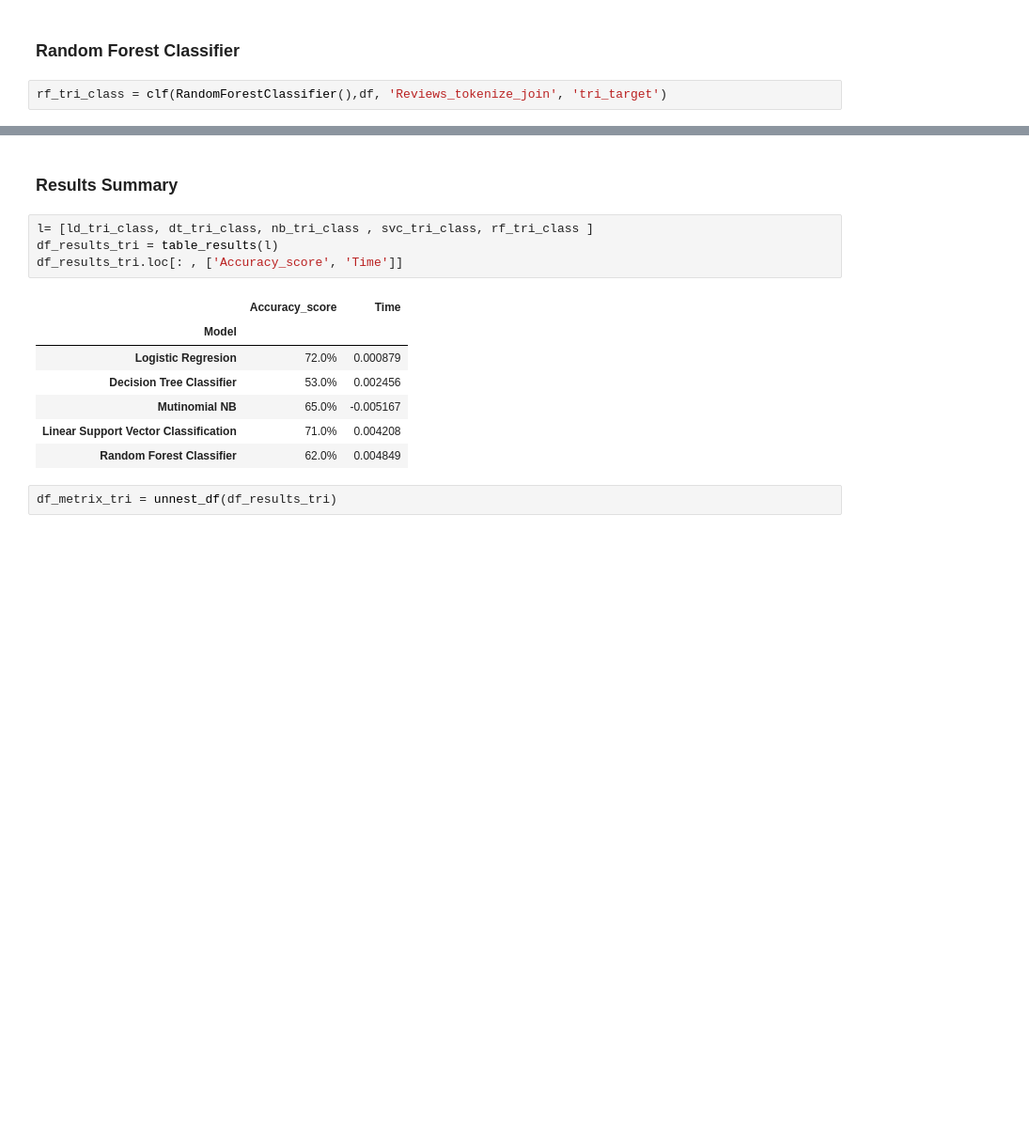
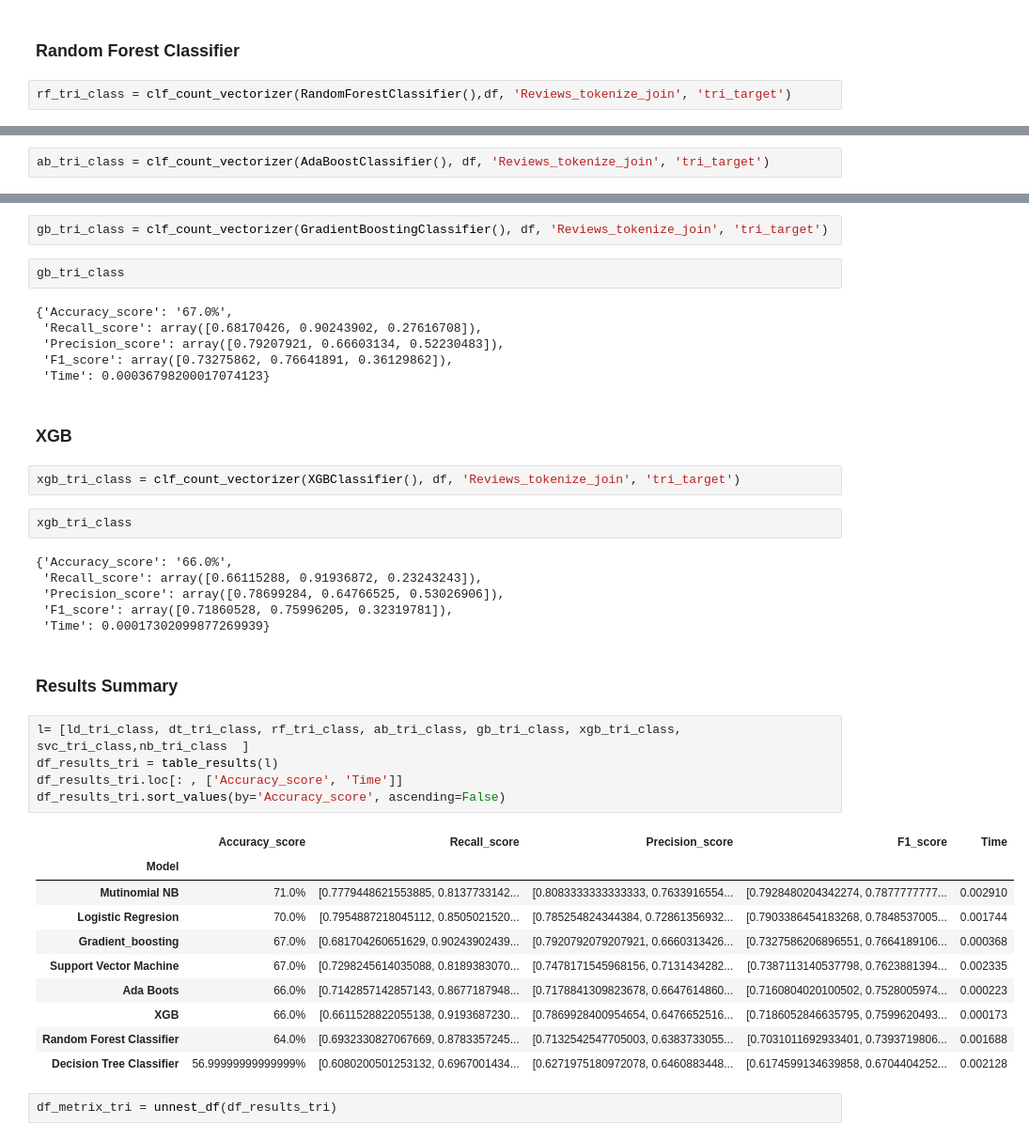
Before and after one commit to Cristinamulas/Text-Classification-And-Sentiment-Analysis-On-Hotel-Reviews, a Jupyter notebook: CountVectorizer and Modelling.ipynb, the cells around one changed output, grey strips where cells are left out. Shown at 94% size. Cells and saved outputs as stored; diff of their text form; blank space fills up the shorter version.

```diff
--- a/CountVectorizer and Modelling.ipynb
+++ b/CountVectorizer and Modelling.ipynb
@@ -400,6 +533,6 @@ svc_tri_class
 # %% [markdown]
 ### Random Forest Classifier
 # %%
-rf_tri_class = clf(RandomForestClassifier(),df, 'Reviews_tokenize_join', 'tri_target')
+rf_tri_class = clf_count_vectorizer(RandomForestClassifier(),df, 'Reviews_tokenize_join', 'tri_target')
 # %%
 rf_tri_class
@@ -405,0 +547,2 @@ rf_tri_class
+# %%
+ab_tri_class = clf_count_vectorizer(AdaBoostClassifier(), df, 'Reviews_tokenize_join', 'tri_target')
@@ -406,17 +559,43 @@ rf_tri_class
+# %%
+gb_tri_class = clf_count_vectorizer(GradientBoostingClassifier(), df, 'Reviews_tokenize_join', 'tri_target')
+# %%
+gb_tri_class
+# %% [output]
+{'Accuracy_score': '67.0%',
+ 'Recall_score': array([0.68170426, 0.90243902, 0.27616708]),
+ 'Precision_score': array([0.79207921, 0.66603134, 0.52230483]),
+ 'F1_score': array([0.73275862, 0.76641891, 0.36129862]),
+ 'Time': 0.00036798200017074123}
+# %% [markdown]
+### XGB
+# %%
+xgb_tri_class = clf_count_vectorizer(XGBClassifier(), df, 'Reviews_tokenize_join', 'tri_target')
+# %%
+xgb_tri_class
+# %% [output]
+{'Accuracy_score': '66.0%',
+ 'Recall_score': array([0.66115288, 0.91936872, 0.23243243]),
+ 'Precision_score': array([0.78699284, 0.64766525, 0.53026906]),
+ 'F1_score': array([0.71860528, 0.75996205, 0.32319781]),
+ 'Time': 0.00017302099877269939}
 # %% [markdown]
 ### Results Summary
 # %%
-l= [ld_tri_class, dt_tri_class, nb_tri_class , svc_tri_class, rf_tri_class ]
+l= [ld_tri_class, dt_tri_class, rf_tri_class, ab_tri_class, gb_tri_class, xgb_tri_class, svc_tri_class,nb_tri_class  ]
 df_results_tri = table_results(l)
 df_results_tri.loc[: , ['Accuracy_score', 'Time']]
+df_results_tri.sort_values(by='Accuracy_score', ascending=False)
 # %% [output]
-|  | Accuracy_score | Time |
-| Model |  |  |
-| Logistic Regresion | 72.0% | 0.000879 |
-| Decision Tree Classifier | 53.0% | 0.002456 |
-| Mutinomial NB | 65.0% | -0.005167 |
-| Linear Support Vector Classification | 71.0% | 0.004208 |
-| Random Forest Classifier | 62.0% | 0.004849 |
+|  | Accuracy_score | Recall_score | Precision_score | F1_score | Time |
+| Model |  |  |  |  |  |
+| Mutinomial NB | 71.0% | [0.7779448621553885, 0.8137733142... | [0.8083333333333333, 0.7633916554... | [0.7928480204342274, 0.7877777777... | 0.002910 |
+| Logistic Regresion | 70.0% | [0.7954887218045112, 0.8505021520... | [0.785254824344384, 0.72861356932... | [0.7903386454183268, 0.7848537005... | 0.001744 |
+| Gradient_boosting | 67.0% | [0.681704260651629, 0.90243902439... | [0.7920792079207921, 0.6660313426... | [0.7327586206896551, 0.7664189106... | 0.000368 |
+| Support Vector Machine | 67.0% | [0.7298245614035088, 0.8189383070... | [0.7478171545968156, 0.7131434282... | [0.7387113140537798, 0.7623881394... | 0.002335 |
+| Ada Boots | 66.0% | [0.7142857142857143, 0.8677187948... | [0.7178841309823678, 0.6647614860... | [0.7160804020100502, 0.7528005974... | 0.000223 |
+| XGB | 66.0% | [0.6611528822055138, 0.9193687230... | [0.7869928400954654, 0.6476652516... | [0.7186052846635795, 0.7599620493... | 0.000173 |
+| Random Forest Classifier | 64.0% | [0.6932330827067669, 0.8783357245... | [0.7132542547705003, 0.6383733055... | [0.7031011692933401, 0.7393719806... | 0.001688 |
+| Decision Tree Classifier | 56.99999999999999% | [0.6080200501253132, 0.6967001434... | [0.6271975180972078, 0.6460883448... | [0.6174599134639858, 0.6704404252... | 0.002128 |
 # %%
 df_metrix_tri = unnest_df(df_results_tri)
 # %% [markdown]
```
Also changed, not shown: parts of 103 cells of this notebook, 6 other files.
